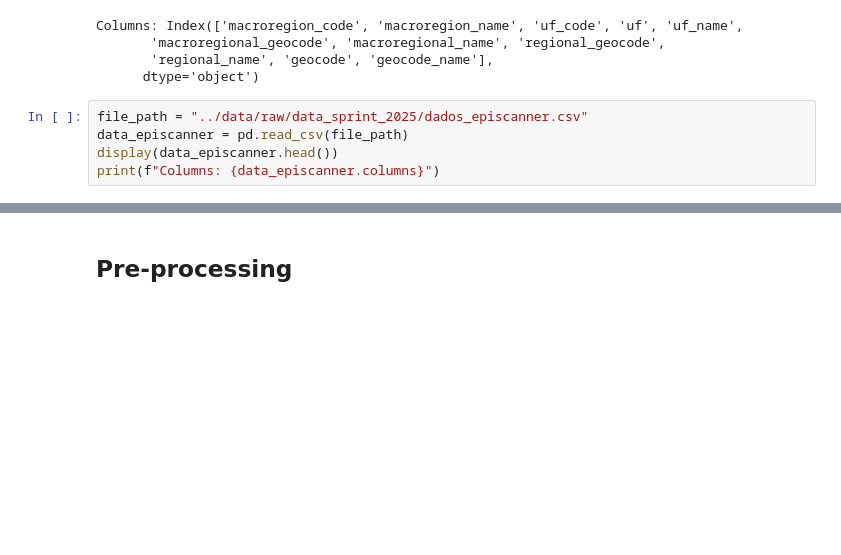
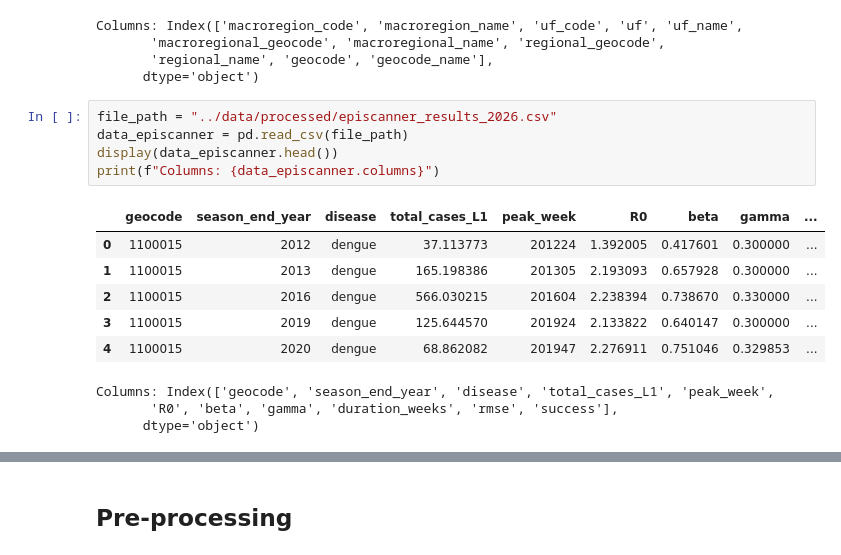
Before and after one commit to ZuilhoSe/Pattern-Blue, a Jupyter notebook: notebooks/preprocess_infodengue.ipynb, the cells around one changed output, grey strips where cells are left out. Drawn from its saved outputs; the diff is of its cells as text; blank space fills up the shorter version.

```diff
--- a/notebooks/preprocess_infodengue.ipynb
+++ b/notebooks/preprocess_infodengue.ipynb
@@ -113,7 +113,17 @@ Columns: Index(['macroregion_code', 'macroregion_name', 'uf_code', 'uf', 'uf_nam
        'regional_name', 'geocode', 'geocode_name'],
       dtype='object')
 # %%
-file_path = "../data/raw/data_sprint_2025/dados_episcanner.csv"
+file_path = "../data/processed/episcanner_results_2026.csv"
 data_episcanner = pd.read_csv(file_path)
 display(data_episcanner.head())
 print(f"Columns: {data_episcanner.columns}")
+# %% [output]
+|  | geocode | season_end_year | disease | total_cases_L1 | peak_week | R0 | beta | gamma | ... |
+| 0 | 1100015 | 2012 | dengue | 37.113773 | 201224 | 1.392005 | 0.417601 | 0.300000 | ... |
+| 1 | 1100015 | 2013 | dengue | 165.198386 | 201305 | 2.193093 | 0.657928 | 0.300000 | ... |
+| 2 | 1100015 | 2016 | dengue | 566.030215 | 201604 | 2.238394 | 0.738670 | 0.330000 | ... |
+| 3 | 1100015 | 2019 | dengue | 125.644570 | 201924 | 2.133822 | 0.640147 | 0.300000 | ... |
+| 4 | 1100015 | 2020 | dengue | 68.862082 | 201947 | 2.276911 | 0.751046 | 0.329853 | ... |
+Columns: Index(['geocode', 'season_end_year', 'disease', 'total_cases_L1', 'peak_week',
+       'R0', 'beta', 'gamma', 'duration_weeks', 'rmse', 'success'],
+      dtype='object')
```
Also changed, not shown: parts of 1 cell of this notebook.
